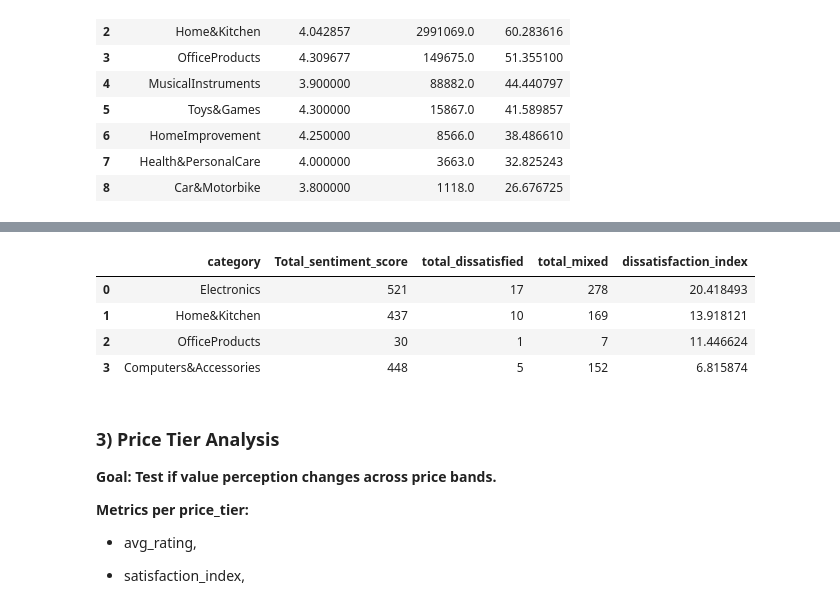
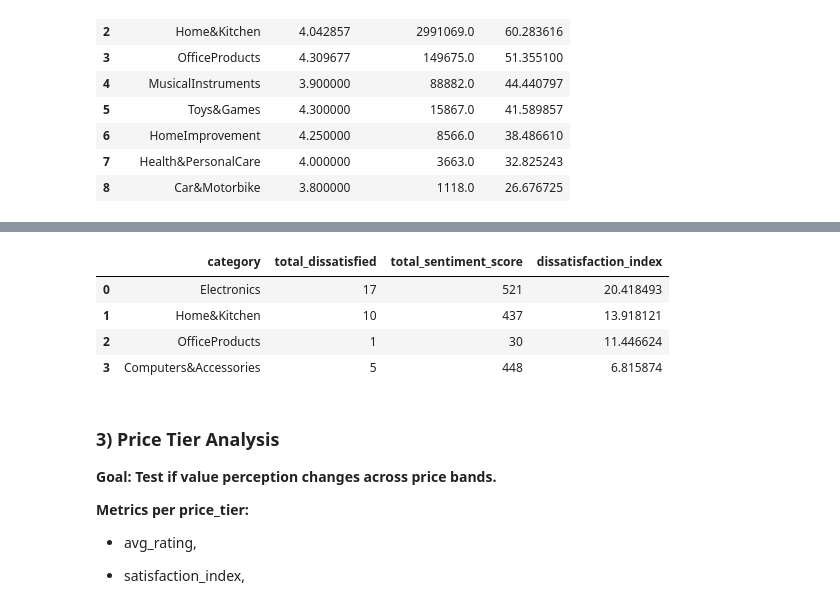
Before and after one commit to CKohwo/Ecommerce-strategy-blueprint, a Jupyter notebook: notebooks/03_exploratory_ data_analysis.ipynb, the cells around one changed output, grey strips where cells are left out. Cells and saved outputs as stored; diff of their text form; code cells hidden in the pictures.

```diff
--- a/notebooks/03_exploratory_ data_analysis.ipynb
+++ b/notebooks/03_exploratory_ data_analysis.ipynb
@@ -392,25 +388,25 @@ top_satisfied_category.head(10)
 # %%
 category_sentiment = (df_3.groupby("category")
-                  .agg(Total_sentiment_score=("sentiment_value", "count"),total_dissatisfied=("sentiment_value", lambda x: (x == -1).sum()),
-                       total_mixed=("sentiment_value", lambda x: (x == 0).sum()))
-                  .query("Total_sentiment_score >= 10")
+                  .agg(total_dissatisfied=("sentiment_value", lambda x: (x == -1).sum()),
+                       total_sentiment_score=("sentiment_value", "count"))
+                  .query("total_sentiment_score >= 10")
 )
 # Storing the percentage of dissatisfied customer in a variable
-percent_dissatisfied_category = (category_sentiment["total_dissatisfied"] / category_sentiment["Total_sentiment_score"] * 100)
+percent_dissatisfied_category = (category_sentiment["total_dissatisfied"] / category_sentiment["total_sentiment_score"] * 100)
 
 # Final scoring metric of dissatisfied customer in respect to category
-category_sentiment["dissatisfaction_index"] = percent_dissatisfied_category * np.log1p(category_sentiment["Total_sentiment_score"])
+category_sentiment["dissatisfaction_index"] = percent_dissatisfied_category * np.log1p(category_sentiment["total_sentiment_score"])
 
 # Top dissatisfied categories
 Top_dissatisfied_category = category_sentiment.sort_values("dissatisfaction_index", ascending=False).reset_index()
 
-Top_dissatisfied_category.head(10)
+Top_dissatisfied_category
 # %% [output]
-|  | category | Total_sentiment_score | total_dissatisfied | total_mixed | dissatisfaction_index |
-| 0 | Electronics | 521 | 17 | 278 | 20.418493 |
-| 1 | Home&Kitchen | 437 | 10 | 169 | 13.918121 |
-| 2 | OfficeProducts | 30 | 1 | 7 | 11.446624 |
-| 3 | Computers&Accessories | 448 | 5 | 152 | 6.815874 |
+|  | category | total_dissatisfied | total_sentiment_score | dissatisfaction_index |
+| 0 | Electronics | 17 | 521 | 20.418493 |
+| 1 | Home&Kitchen | 10 | 437 | 13.918121 |
+| 2 | OfficeProducts | 1 | 30 | 11.446624 |
+| 3 | Computers&Accessories | 5 | 448 | 6.815874 |
 # %% [markdown]
 
 ### 3) Price Tier Analysis
```
Also changed, not shown: parts of 23 cells of this notebook.
